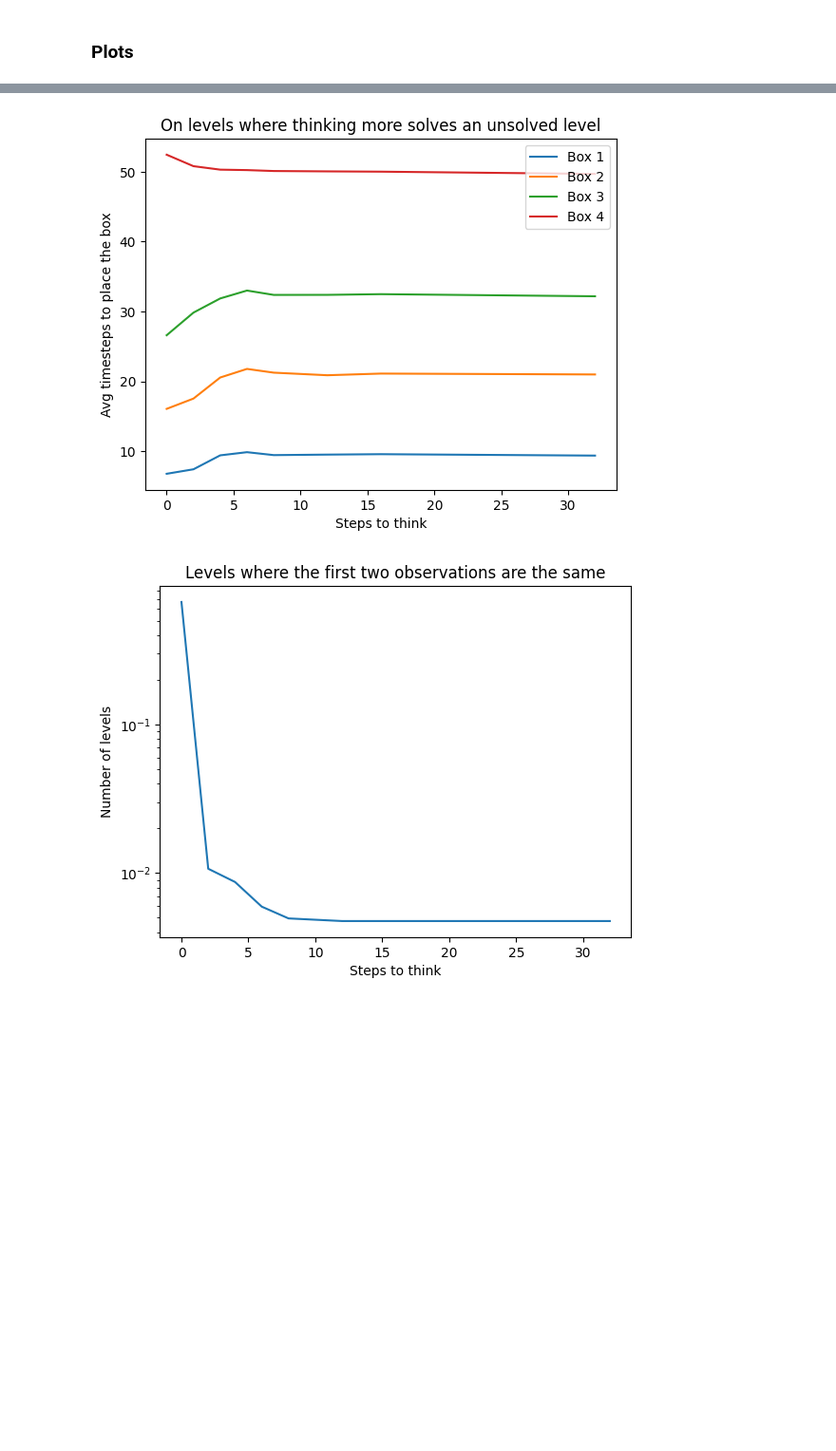
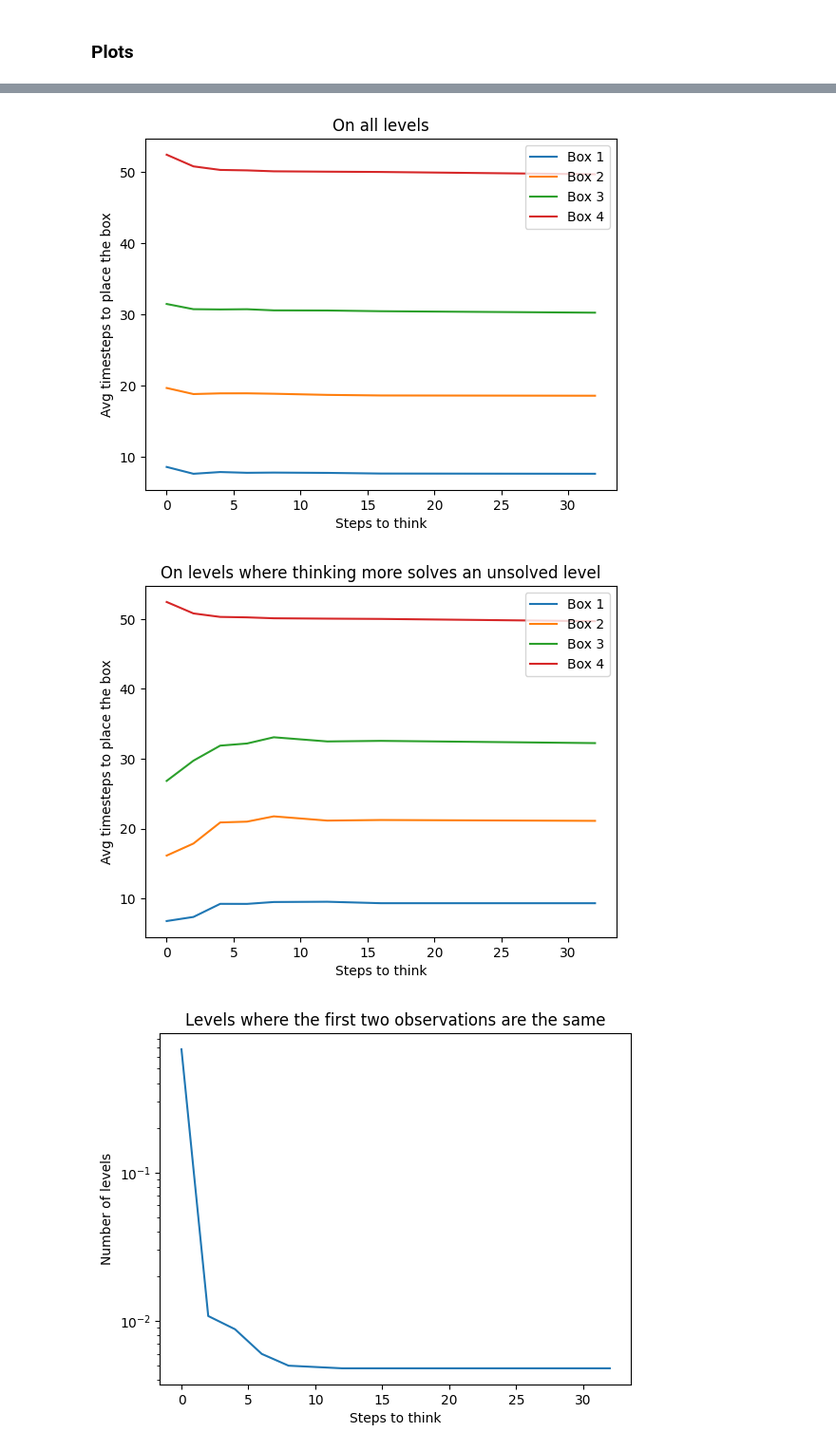
Before and after one commit to AlignmentResearch/train-learned-planner, a Jupyter notebook: cleanba/notebooks/behavioral_analysis.ipynb, the cells around one changed output, grey strips where cells are left out. Shown: that part at 95% size. Drawn from its saved outputs; the diff is of its cells as text; code cells hidden in the pictures; blank space fills up the shorter version.

```diff
--- a/cleanba/notebooks/behavioral_analysis.ipynb
+++ b/cleanba/notebooks/behavioral_analysis.ipynb
@@ -109,8 +109,6 @@ class EvalConfig:
                     all_acts += [episode_acts[:episode_lengths[i], i] for i in range(envs.num_envs)]
                     all_rewards += [episode_rewards[:episode_lengths[i], i] for i in range(envs.num_envs)]
 
-                    all_obs.append(episode_obs)
-                    all_acts.append(episode_acts)
                     all_level_infos.append(level_infos)
 
                 all_episode_returns = np.concatenate(all_episode_returns)
@@ -279,10 +277,11 @@ if not (base_path / "val_log_dict.pkl").exists() or True:
 
 else:
     print("loading logs")
-    with open(base_path / "unfil_log_dict.pkl", "rb") as f:
-        unfil_log_dict = pickle.load(f)
-    with open(base_path / "unfil_all_episode_info.pkl", "rb") as f:
-        unfil_all_episode_info = pickle.load(f)
+    if unfil:
+        with open(base_path / "unfil_log_dict.pkl", "rb") as f:
+            unfil_log_dict = pickle.load(f)
+        with open(base_path / "unfil_all_episode_info.pkl", "rb") as f:
+            unfil_all_episode_info = pickle.load(f)
     with open(base_path / "val_log_dict.pkl", "rb") as f:
         val_log_dict = pickle.load(f)
     with open(base_path / "val_all_episode_info.pkl", "rb") as f:
@@ -317,7 +320,8 @@ unsolved_better_returns = []
 unsolved_worse_returns = []
 same_return_and_solve = []
 baseline_steps = 0
-best_steps = steps_to_think.index(6)
+best_steps = np.argmax([log_dict[f"{steps_to_think:02d}_episode_successes"] for steps_to_think in steps_to_think])
+print("Best Steps to think:", steps_to_think[best_steps])
 for i in range(len(val_all_episode_info[0]["episode_successes"])):
     solved_after_thinking = val_all_episode_info[baseline_steps]["episode_successes"][i] < \
         val_all_episode_info[best_steps]["episode_successes"][i]
@@ -432,33 +447,35 @@ for i, log_dict in enumerate([val_log_dict] + ([unfil_log_dict] if unfil else []
 # %%
 # Time to place boxes vs steps to think
 reward_for_placing_box = 0.9
 reward_for_placing_last_box = -0.1 + 1.0 + 10.0
 
-time_across_think_steps = []
-condition_on_improved_levels = True
-for j in range(len(steps_to_think)):
-    all_rewards = val_all_episode_info[j]["episode_rewards"]
+
+for condition_on_improved_levels in [False, True]:
+    time_across_think_steps = []
+    for j in range(len(steps_to_think)):
+        all_rewards = val_all_episode_info[j]["episode_rewards"]
+        if condition_on_improved_levels:
+            time_for_placing_boxes = [np.where(all_rewards[level_idx] == reward_for_placing_box)[0] for level_idx in improved_level_list]
+        else:
+            time_for_placing_boxes = [np.where(reward_array == reward_for_placing_box)[0] for reward_array in all_rewards]
+        avg_time_box_placed = [np.mean([t[box_idx] for t in time_for_placing_boxes if len(t) > box_idx]) for box_idx in range(3)]
+        time_for_placing_last_box = [np.where(reward_array == reward_for_placing_last_box)[0] for reward_array in all_rewards]
+        time_for_placing_last_box = [e for e in time_for_placing_last_box if len(e) > 0]
+        avg_time_box_placed.append(np.mean(time_for_placing_last_box))
+        time_across_think_steps.append(avg_time_box_placed)
+
+    plt.plot(steps_to_think, time_across_think_steps)
+    plt.legend(["Box 1", "Box 2", "Box 3", "Box 4"])
+    plt.xlabel("Steps to think")
+    plt.ylabel("Avg timesteps to place the box")
     if condition_on_improved_levels:
-        time_for_placing_boxes = [np.where(all_rewards[level_idx] == reward_for_placing_box)[0] for level_idx in improved_level_list]
+        plt.title("On levels where thinking more solves an unsolved level")
     else:
-        time_for_placing_boxes = [np.where(reward_array == reward_for_placing_box)[0] for reward_array in all_rewards]
-    avg_time_box_placed = [np.mean([t[box_idx] for t in time_for_placing_boxes if len(t) > box_idx]) for box_idx in range(3)]
-    time_for_placing_last_box = [np.where(reward_array == reward_for_placing_last_box)[0] for reward_array in all_rewards]
-    time_for_placing_last_box = [e for e in time_for_placing_last_box if len(e) > 0]
-    avg_time_box_placed.append(np.mean(time_for_placing_last_box))
-    time_across_think_steps.append(avg_time_box_placed)
-
-plt.plot(steps_to_think, time_across_think_steps)
-plt.legend(["Box 1", "Box 2", "Box 3", "Box 4"])
-plt.xlabel("Steps to think")
-plt.ylabel("Avg timesteps to place the box")
-if condition_on_improved_levels:
-    plt.title("On levels where thinking more solves an unsolved level")
-else:
-    plt.title("On all levels")
-plt.show()
+        plt.title("On all levels")
+    plt.show()
 # %% [output]
-[figure, old version]
+[figure, new version]
+[figure, added]
 # %%
 # same first obs vs steps to think
 same_obs_list = []
```
Also changed, not shown: parts of 8 cells of this notebook, 1 other file.
